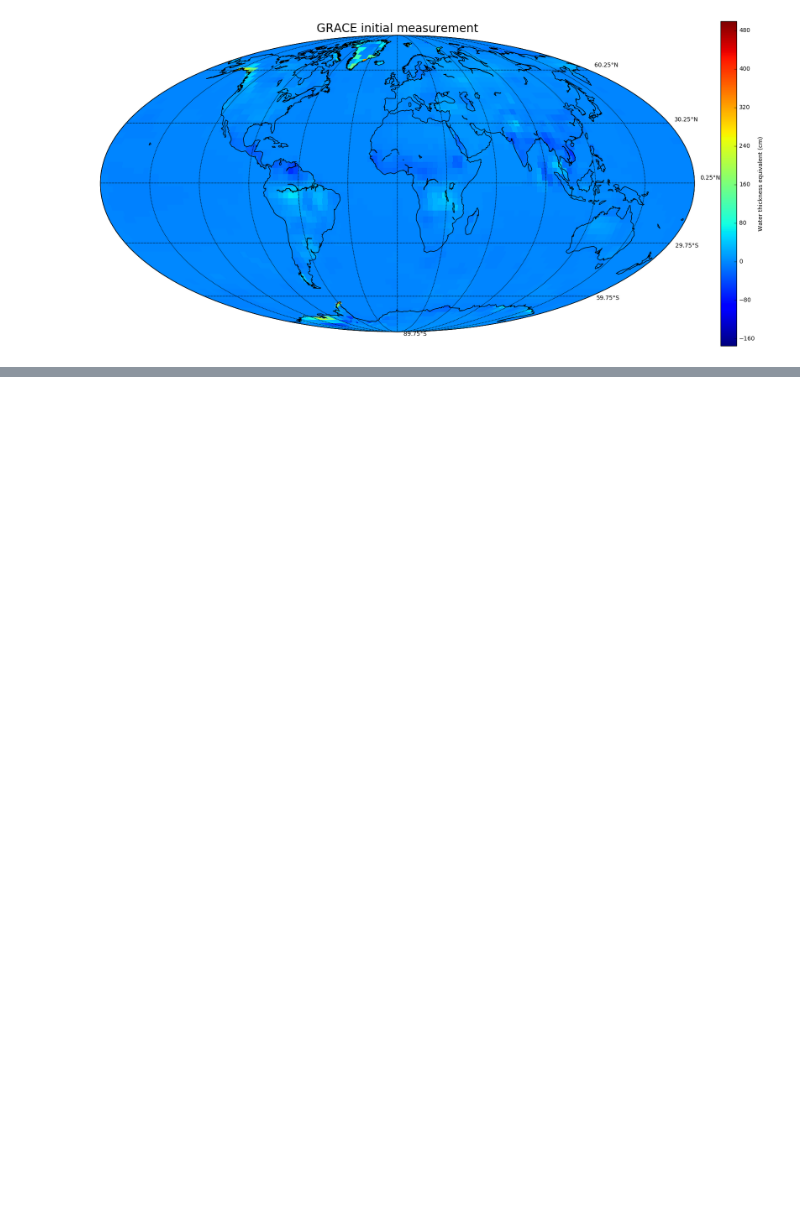
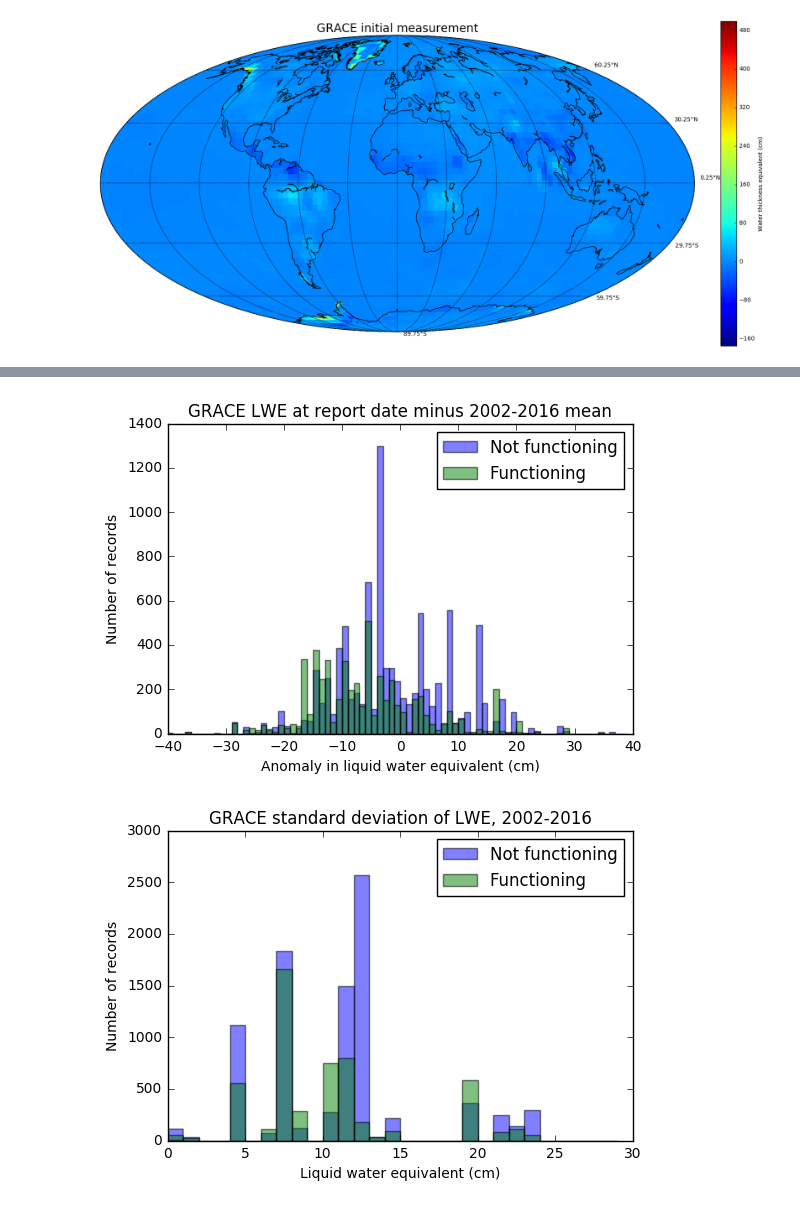
Before and after one commit to amrhein/freshwaterhack, a Jupyter notebook: grace_wells.ipynb, the cells around one changed output, grey strips where cells are left out. Saved outputs shown, nothing was run; the diff lists cells and outputs as text; code cells hidden in the pictures; blank space fills up the shorter version.

Commit message:
Added a naive comparison of GRACE LWE and the well data

```diff
--- a/grace_wells.ipynb
+++ b/grace_wells.ipynb
@@ -189,0 +168,37 @@ plt.suptitle('Histograms of RMSE',size=16)
+# %%
+# Is there any relationship between GRACE and the well data?
+
+# 1. Compare g_mean to g_rpt. Make 2 histograms, one for working and one for not. Anything there?
+
+
+# differences between mean and report time GRACE values
+d_mean_rpt_yes = wg[wg['FUNC']=='Yes' ]['grace_at_rpt_date']-wg[wg['FUNC']=='Yes']['grace_mean']
+d_mean_rpt_no  = wg[wg['FUNC']=='No'  ]['grace_at_rpt_date']-wg[wg['FUNC']=='No' ]['grace_mean']
+
+bins = np.arange(-40,40)
+
+plt.hist(d_mean_rpt_yes,bins=bins,alpha=0.5,label='Not functioning')
+plt.hist(d_mean_rpt_no ,bins=bins,alpha=0.5,label='Functioning')
+plt.ylabel('Number of records')
+plt.title('GRACE LWE at report date minus 2002-2016 mean',size=12)
+plt.legend(loc='upper right')
+plt.xlabel('Anomaly in liquid water equivalent (cm)')
+plt.show()
+
+# 2. Histograms of g_std for working and not. Any difference?
+
+d_std_yes = wg[wg['FUNC']=='Yes' ]['grace_std']
+d_std_no  = wg[wg['FUNC']=='No'  ]['grace_std']
+
+bins = np.arange(0,30)
+
+plt.hist(d_std_yes,bins=bins,alpha=0.5,label='Not functioning')
+plt.hist(d_std_no ,bins=bins,alpha=0.5,label='Functioning')
+plt.ylabel('Number of records')
+plt.title('GRACE standard deviation of LWE, 2002-2016',size=12)
+plt.legend(loc='upper right')
+plt.xlabel('Liquid water equivalent (cm)')
+plt.show()
+# %% [output]
+[figure, added]
+[figure, added]
```
Also changed, not shown: parts of 7 cells of this notebook.
